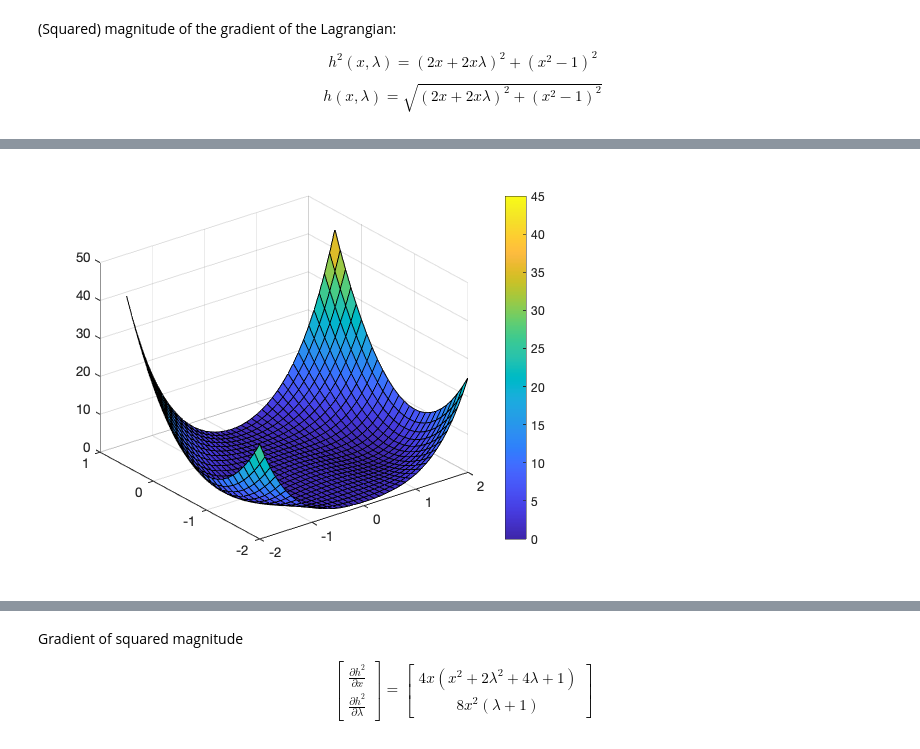
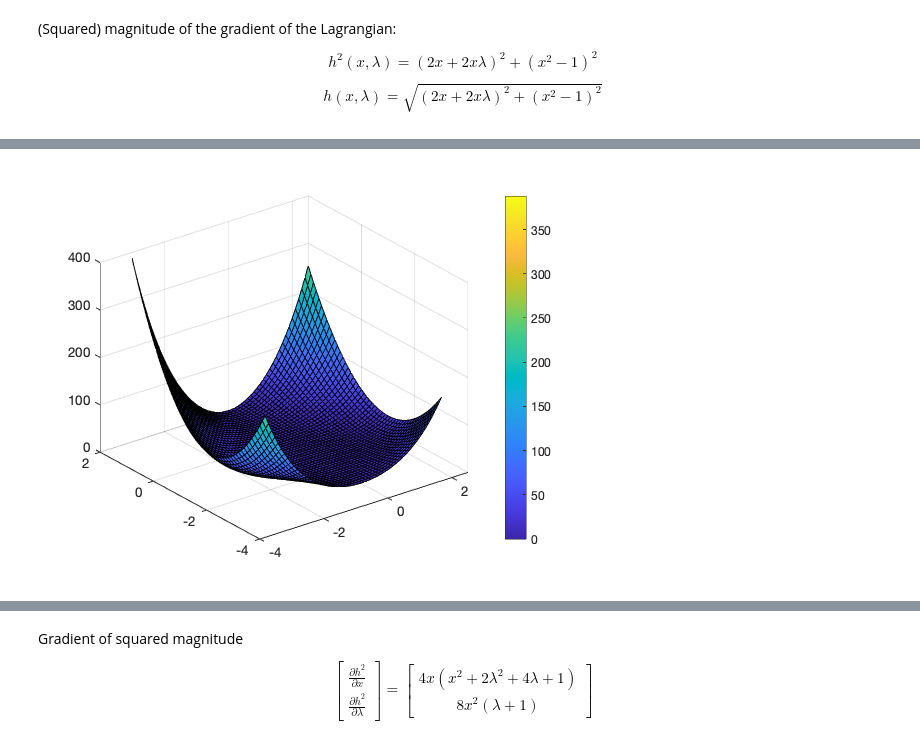
Before and after one commit to WelfLowe/Public-ML-Notebooks, a Jupyter notebook: Constraint Optimization.ipynb, the cells around one changed output, grey strips where cells are left out. Drawn from its saved outputs; the diff is of its cells as text; code cells hidden in the pictures.

```diff
--- a/Constraint Optimization.ipynb
+++ b/Constraint Optimization.ipynb
@@ -130,5 +130,5 @@ plot3d(h2, xs, ls, false) %3D contour
 # %%
-plot3d(h2, xs, ls, true) %3D surface
+plot3d(h2, xx, ll, true) %3D surface
 # %% [output]
-[figure, old version]
+[figure, new version]
 # %%
```
Also changed, not shown: parts of 4 cells of this notebook, 1 other file.
